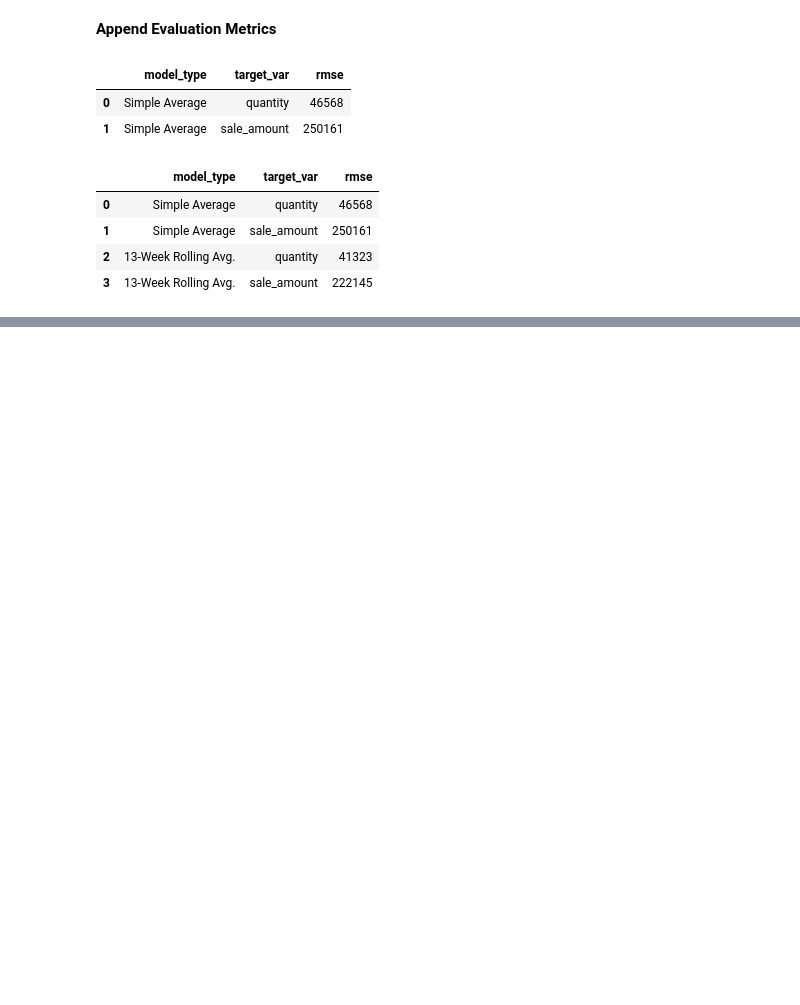
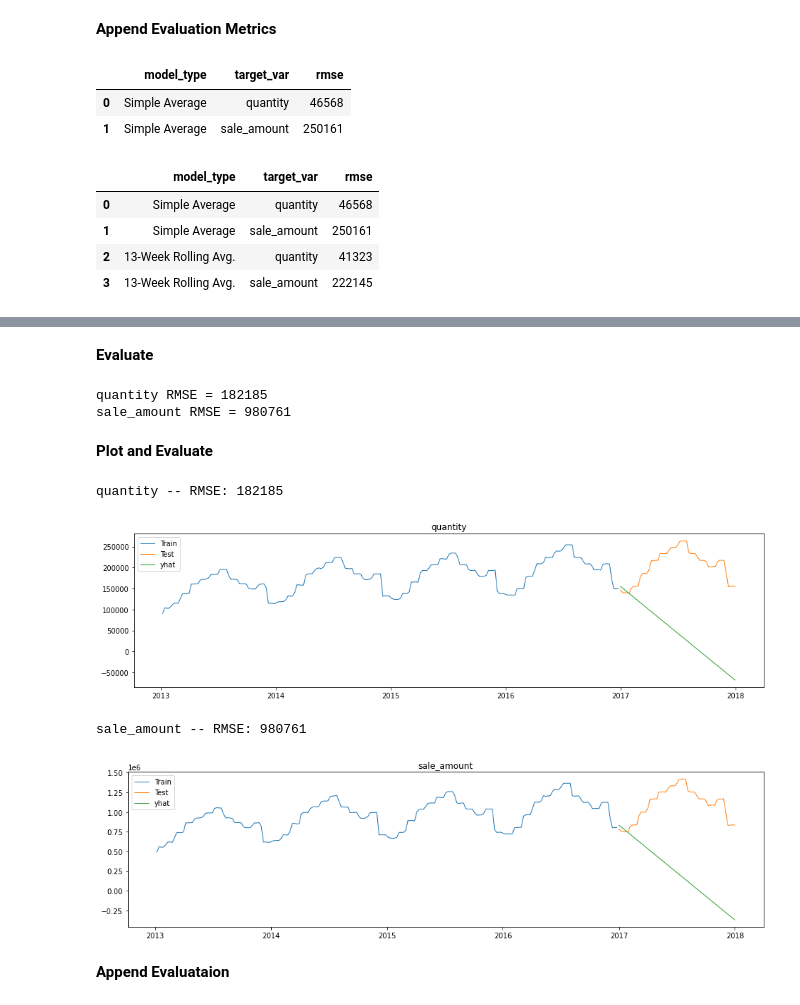
Before and after one commit to aleclhartman/ds-methodologies-exercises, a Jupyter notebook: time_series/modeling.ipynb, the cells around one changed output, grey strips where cells are left out. Drawn from its saved outputs; the diff is of its cells as text; code cells hidden in the pictures; blank space fills up the shorter version.

Commit message:
alec solved all the modeling exercises 😛

```diff
--- a/time_series/modeling.ipynb
+++ b/time_series/modeling.ipynb
@@ -316,0 +334,12 @@ evaluation
+# %%
+for col in train.columns:
+    # create model object
+    model = Holt(train[col])
+
+    # fit the object
+    model = model.fit(smoothing_level=.3, smoothing_slope=.1, optimized=False)
+
+    # use the object
+    yhat_items = model.predict(start=test.index[0], end=test.index[-1])
+
+    yhat[col] = round(yhat_items, 2)
@@ -316,0 +356,20 @@ evaluation
+# %% [markdown]
+**Evaluate**
+# %%
+for col in train.columns:
+    print(f"{col} RMSE = {evaluate(col)}")
+# %% [output]
+quantity RMSE = 182185
+sale_amount RMSE = 980761
+# %% [markdown]
+**Plot and Evaluate**
+# %%
+for col in train.columns:
+    plot_and_eval(col)
+# %% [output]
+quantity -- RMSE: 182185
+[figure, added]
+sale_amount -- RMSE: 980761
+[figure, added]
+# %% [markdown]
+**Append Evaluataion**
```
Also changed, not shown: parts of 20 cells of this notebook.
